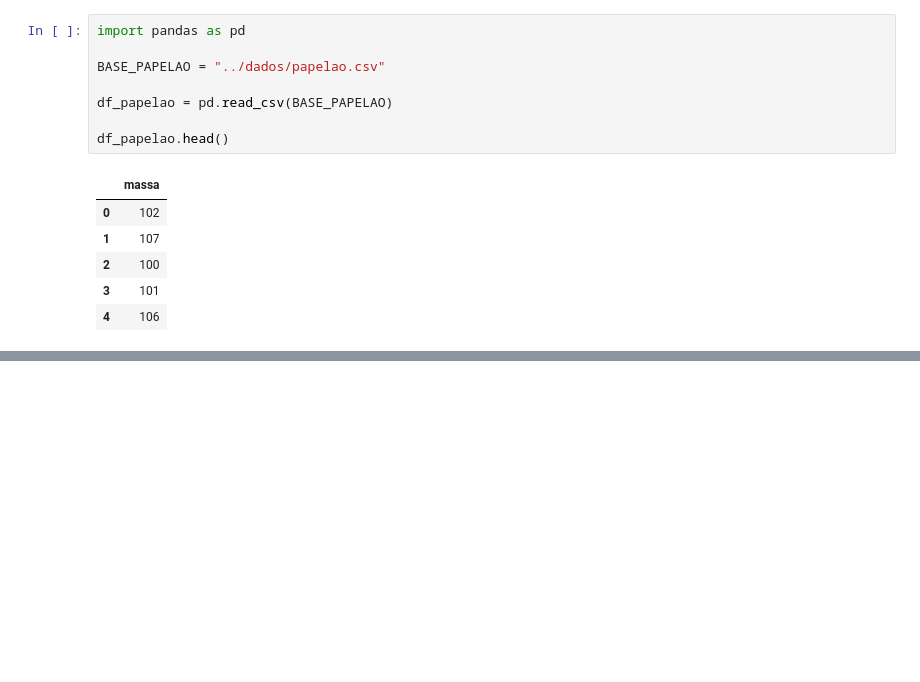
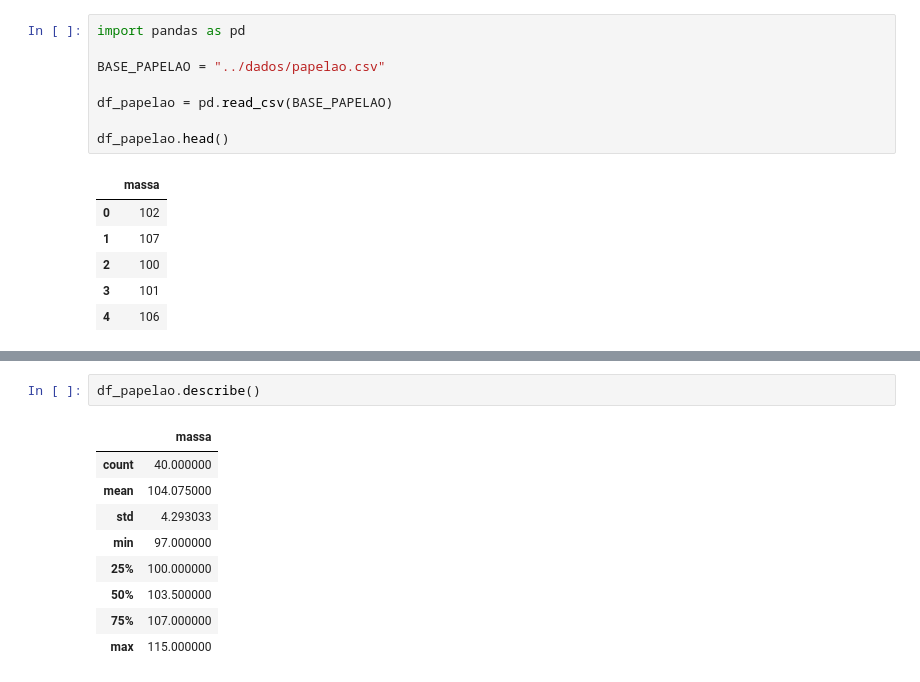
Before and after one commit to PauloViniciusR/Estatistica_dados, a Jupyter notebook: Estatistica_Inferencial/05_testes_hipoteses_parametricos_teste_z.ipynb, the cells around one changed output, grey strips where cells are left out. Cells and saved outputs as stored; diff of their text form; blank space fills up the shorter version.

```diff
--- a/Estatistica_Inferencial/05_testes_hipoteses_parametricos_teste_z.ipynb
+++ b/Estatistica_Inferencial/05_testes_hipoteses_parametricos_teste_z.ipynb
@@ -49,0 +61,12 @@ df_papelao.head()
+# %%
+df_papelao.describe()
+# %% [output]
+|  | massa |
+| count | 40.000000 |
+| mean | 104.075000 |
+| std | 4.293033 |
+| min | 97.000000 |
+| 25% | 100.000000 |
+| 50% | 103.500000 |
+| 75% | 107.000000 |
+| max | 115.000000 |
```
Also changed, not shown: parts of 4 cells of this notebook.
